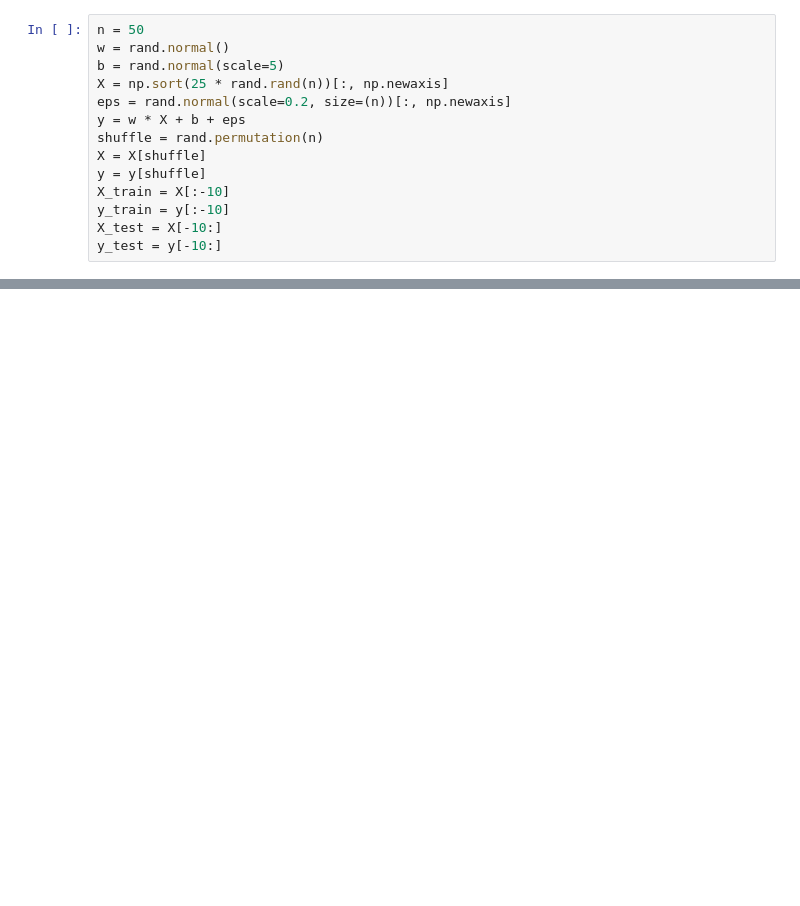
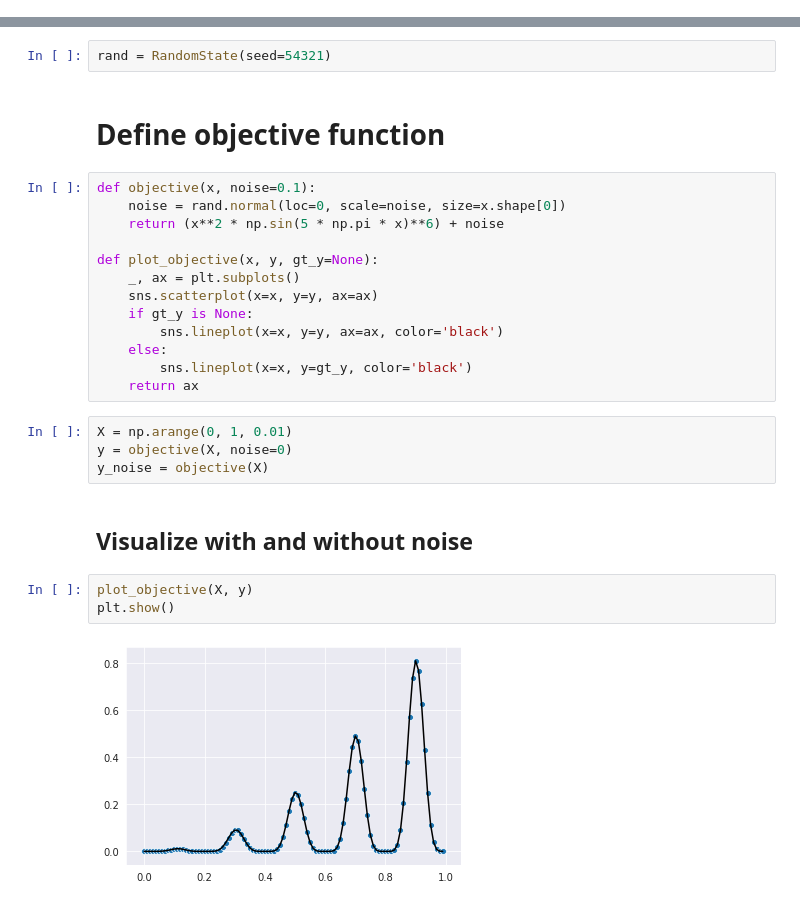
Before and after one commit to cjc77/gaussian-processes-final-project, a Jupyter notebook: notebooks/temp_1.ipynb, the cells around one changed output, grey strips where cells are left out. Cells and saved outputs as stored; diff of their text form; blank space fills up the shorter version.

```diff
--- a/notebooks/temp_1.ipynb
+++ b/notebooks/temp_1.ipynb
@@ -10,14 +9,0 @@ rand = np.random.RandomState(123456)
-# %%
-n = 50
-w = rand.normal()
-b = rand.normal(scale=5)
-X = np.sort(25 * rand.rand(n))[:, np.newaxis]
-eps = rand.normal(scale=0.2, size=(n))[:, np.newaxis]
-y = w * X + b + eps
-shuffle = rand.permutation(n)
-X = X[shuffle]
-y = y[shuffle]
-X_train = X[:-10]
-y_train = y[:-10]
-X_test = X[-10:]
-y_test = y[-10:]
@@ -41,0 +10,28 @@ np.mean((y_pred - y_test)**2)
+# %%
+rand = RandomState(seed=54321)
+# %% [markdown]
+# Define objective function
+# %%
+def objective(x, noise=0.1):
+    noise = rand.normal(loc=0, scale=noise, size=x.shape[0])
+    return (x**2 * np.sin(5 * np.pi * x)**6) + noise
+
+def plot_objective(x, y, gt_y=None):
+    _, ax = plt.subplots()
+    sns.scatterplot(x=x, y=y, ax=ax)
+    if gt_y is None:
+        sns.lineplot(x=x, y=y, ax=ax, color='black')
+    else:
+        sns.lineplot(x=x, y=gt_y, color='black')
+    return ax
+# %%
+X = np.arange(0, 1, 0.01)
+y = objective(X, noise=0)
+y_noise = objective(X)
+# %% [markdown]
+## Visualize with and without noise
+# %%
+plot_objective(X, y)
+plt.show()
+# %% [output]
+[figure, added]
```
Also changed, not shown: parts of 10 cells of this notebook, 1 other file.
